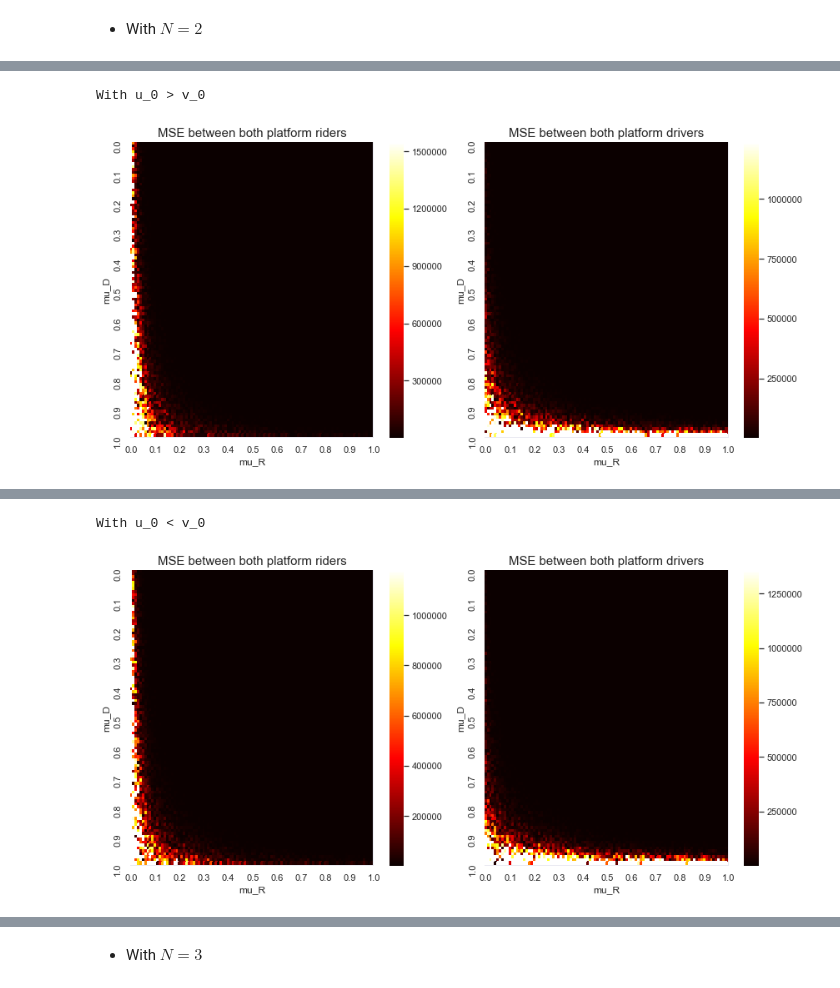
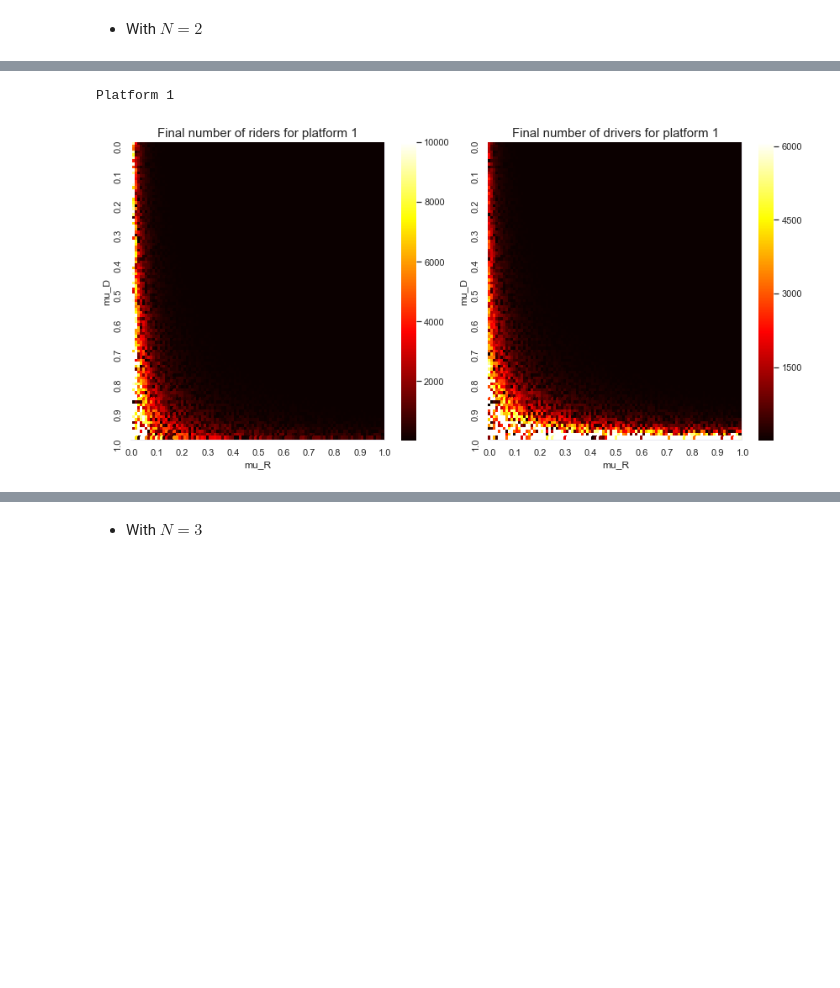
Before and after one commit to remuzel/Waiting-Time-Network-Effects, a Jupyter notebook: notebooks/Population Model of RHP Competition.ipynb, the cells around one changed output, grey strips where cells are left out. Cells and saved outputs as stored; diff of their text form; code cells hidden in the pictures; blank space fills up the shorter version.

Commit message:
ADdding platform wise endd point values

```diff
--- a/notebooks/Population Model of RHP Competition.ipynb
+++ b/notebooks/Population Model of RHP Competition.ipynb
@@ -664,101 +559,60 @@ n = 100
 mu = np.linspace(0, 1, num=n)
 d_space = np.zeros((n, n))
 r_space = np.zeros((n, n))
+
+d_space_2 = np.zeros((n, n))
+r_space_2 = np.zeros((n, n))
 for d, mu_D_i in tqdm(enumerate(mu)):
     for r, mu_R_i in enumerate(mu):
 
         # Run a simulation with each possible pair of mu_D & mu_R
         r_acc, d_acc = [], []
-        for _ in range(3):
+        r_acc2, d_acc2 = [], []
+        for _ in range(1):
             # Aggregate a mean value
             stock_market = StockMarket()
             sim = PlatformSimulator(stock_market, N=2, mu_R=mu_R_i, mu_D=mu_D_i,
                                     f_R=lambda u: 1+np.random.uniform(),
                                     f_D=lambda v: np.random.uniform())
             sim.simulate_growth(pbar=False)
-            d_acc.append(MSE(sim.drivers[:,0], sim.drivers[:,1]))
-            r_acc.append(MSE(sim.riders[:,0], sim.riders[:,1]))
+            d_acc.append(sim.drivers[-1,0])
+            r_acc.append(sim.riders[-1,0])
+
+            d_acc2.append(sim.drivers[-1,1])
+            r_acc2.append(sim.riders[-1,1])
 
         d_space[d, r] = np.mean(d_acc)
         r_space[d, r] = np.mean(r_acc)
+        d_space_2[d, r] = np.mean(d_acc2)
+        r_space_2[d, r] = np.mean(r_acc2)
 
-print("\nWith u_0 > v_0")
+print("\nPlatform 1")
 
 fig = plt.figure(figsize=(12, 6))
 ticks = [str(i/100) if i%10==0 else '' for i in range(0, n+1)]
 # set up the axes for the first plot
 ax = fig.add_subplot(1, 2, 1)
 # Plot the riders
 ax = sb.heatmap(r_space[::-1], robust=True, cmap='hot', xticklabels=ticks, yticklabels=ticks)
 # Set labels and title
 ax.set_xlabel('mu_R', size=12)
 ax.set_ylabel('mu_D', size=12)
 plt.tight_layout()
-plt.title('MSE between both platform riders', size=15)
+plt.title('Final number of riders for platform 1', size=15)
 
 # set up the axes for the second plot
 ax = fig.add_subplot(1, 2, 2)
 # Plot the drivers
 ax = sb.heatmap(d_space[::-1], robust=True, cmap='hot', xticklabels=ticks, yticklabels=ticks)
 # Set labels and title
 ax.set_xlabel('mu_R', size=12)
 ax.set_ylabel('mu_D', size=12)
 plt.tight_layout()
-plt.title('MSE between both platform drivers', size=15)
+plt.title('Final number of drivers for platform 1', size=15)
 
 # Show entire figure
 plt.show()
-
-
-##################################################################################################
-
-d_space = np.zeros((n, n))
-r_space = np.zeros((n, n))
-for d, mu_D_i in tqdm(enumerate(mu)):
-    for r, mu_R_i in enumerate(mu):
-
-        # Run a simulation with each possible pair of mu_D & mu_R
-        r_acc, d_acc = [], []
-        for _ in range(3):
-            # Aggregate a mean value
-            stock_market = StockMarket()
-            sim = PlatformSimulator(stock_market, N=2, mu_R=mu_R_i, mu_D=mu_D_i,
-                                    f_R=lambda u: np.random.uniform(),
-                                    f_D=lambda v: 1+np.random.uniform())
-            sim.simulate_growth(pbar=False)
-            d_acc.append(MSE(sim.drivers[:,0], sim.drivers[:,1]))
-            r_acc.append(MSE(sim.riders[:,0], sim.riders[:,1]))
-
-        d_space[d, r] = np.mean(d_acc)
-        r_space[d, r] = np.mean(r_acc)
-
-print("\nWith u_0 < v_0")
-
-fig = plt.figure(figsize=(12, 6))
-ticks = [str(i/100) if i%10==0 else '' for i in range(0, n+1)]
-# set up the axes for the first plot
-ax = fig.add_subplot(1, 2, 1)
-# Plot the riders
-ax = sb.heatmap(r_space[::-1], robust=True, cmap='hot', xticklabels=ticks, yticklabels=ticks)
-# Set labels and title
-ax.set_xlabel('mu_R', size=12)
-ax.set_ylabel('mu_D', size=12)
-plt.tight_layout()
-plt.title('MSE between both platform riders', size=15)
-
-# set up the axes for the second plot
-ax = fig.add_subplot(1, 2, 2)
-# Plot the drivers
-ax = sb.heatmap(d_space[::-1], robust=True, cmap='hot', xticklabels=ticks, yticklabels=ticks)
-# Set labels and title
-ax.set_xlabel('mu_R', size=12)
-ax.set_ylabel('mu_D', size=12)
-plt.tight_layout()
-plt.title('MSE between both platform drivers', size=15)
-
-# Show entire figure
-plt.show()
 # %% [output]
 [interactive output not drawn]
-With u_0 > v_0
+Platform 1
-[figure, old version]
+[figure, new version]
@@ -766,2 +618,0 @@ With u_0 > v_0
-With u_0 < v_0
-[figure, removed]
```
Also changed, not shown: parts of 4 cells of this notebook.
